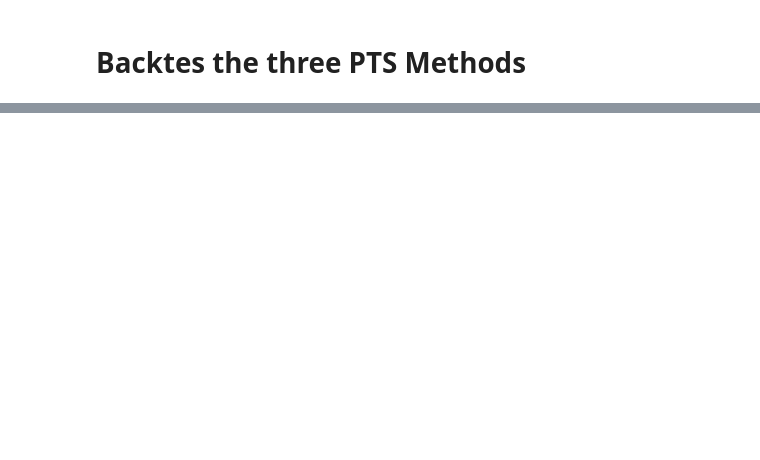
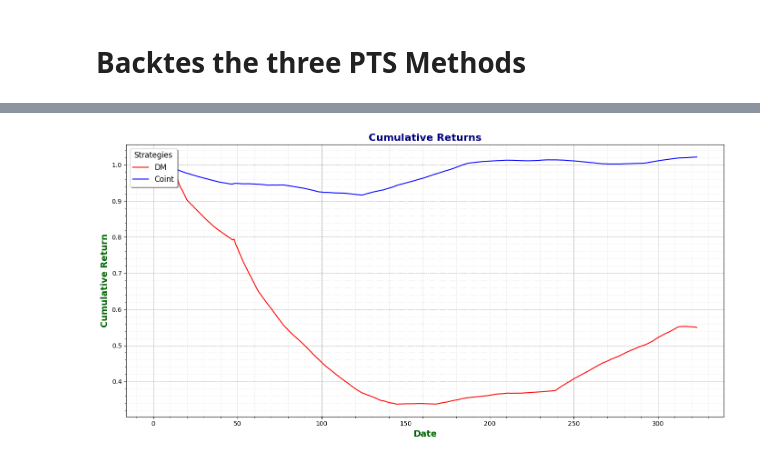
Before and after one commit to lamaxko/Pairs-Trading-Strategy, a Jupyter notebook: Code/EvalBacktest.ipynb, the cells around one changed output, grey strips where cells are left out. Cells and saved outputs as stored; diff of their text form; code cells hidden in the pictures; blank space fills up the shorter version.

```diff
--- a/Code/EvalBacktest.ipynb
+++ b/Code/EvalBacktest.ipynb
@@ -43,6 +44,10 @@ for i in range(num_testing_peiods.days):
     train_start, train_end, test_start, test_end = train_test_dates(start_date)
     train_data, test_data = train_test_split(data, train_start, train_end, test_start, test_end)
 
+    # get num of columns in train_data and test_data
+    num_train_cols = len(train_data.columns)
+    num_test_cols = len(test_data.columns)
+    print(f'Train Columns: {num_train_cols}, Test Columns: {num_test_cols}')
     # Get Signals
     dm_signals, dm_pairs = dm_get_signals_pairs(train_data, test_data)
     dm_backtest_signals.append(dm_signals)
@@ -60,6 +65,11 @@ for i in range(num_testing_peiods.days):
     coint_daily_returns_pct = calculate_returns(coint_signals, coint_pairs, test_data)
     coint_backtest_returns.append(coint_daily_returns_pct)
 
+
+    num_train_cols = len(train_data.columns)
+    num_test_cols = len(test_data.columns)
+    print(f'Train Columns: {num_train_cols}, Test Columns: {num_test_cols}')
+
     # copula_daily_returns_pct = calculate_returns(copula_signals, copula_pairs, test_data)
     # copula_backtest_returns.append(copula_daily_returns_pct)
 
@@ -126,0 +176,47 @@ Cumulative return: 0.13%
+# %%
+import matplotlib.pyplot as plt
+import pandas as pd
+
+def plot_cumulative_returns(dm_cumulative_returns, coint_cumulative_returns, copula_cumulative_returns=None):
+    """
+    Calculate and plot average and cumulative returns for trading strategies.
+
+    Args:
+        dm_cumulative_returns (list): Cumulative returns for the DM strategy.
+        coint_cumulative_returns (list): Cumulative returns for the Cointegration strategy.
+        copula_cumulative_returns (optional, list): Cumulative returns for the Copula strategy.
+
+    Returns:
+        None. Displays two plots for average and cumulative returns.
+    """
+    # Create a DataFrame for the cumulative returns
+    cumulative_returns = pd.DataFrame({
+        'DM': dm_cumulative_returns,
+        'Coint': coint_cumulative_returns
+    })
+
+    # If copula returns are provided, add them to the DataFrame
+    if copula_cumulative_returns is not None:
+        cumulative_returns['Copula'] = copula_cumulative_returns
+
+    # Plot cumulative returns
+    plt.figure(figsize=(14, 7))
+    plt.plot(cumulative_returns.index, cumulative_returns['DM'], label='DM', color='red')
+    plt.plot(cumulative_returns.index, cumulative_returns['Coint'], label='Coint', color='blue')
+    if 'Copula' in cumulative_returns:
+        plt.plot(cumulative_returns.index, cumulative_returns['Copula'], label='Copula', color='green')
+
+    plt.title('Cumulative Returns', fontsize=16, fontweight='bold', color='navy')
+    plt.xlabel('Date', fontsize=14, fontweight='bold', color='darkgreen')
+    plt.ylabel('Cumulative Return', fontsize=14, fontweight='bold', color='darkgreen')
+    plt.grid(True, which='major', linestyle='--', linewidth=0.5, color='grey')
+    plt.minorticks_on()
+    plt.grid(True, which='minor', linestyle=':', linewidth=0.5, color='lightgrey')
+    plt.legend(shadow=True, fancybox=True, title='Strategies', title_fontsize='12', fontsize='12', loc='upper left')
+    plt.tight_layout()
+    plt.show()
+
+# Usage example (assuming `dm_cumulative_returns`, `coint_cumulative_returns`, and `copula_cumulative_returns` are available)
+plot_cumulative_returns(dm_cumulative_returns, coint_cumulative_returns, copula_cumulative_returns=None)
+# %% [output]
+[figure, added]
```
Also changed, not shown: parts of 7 cells of this notebook.
